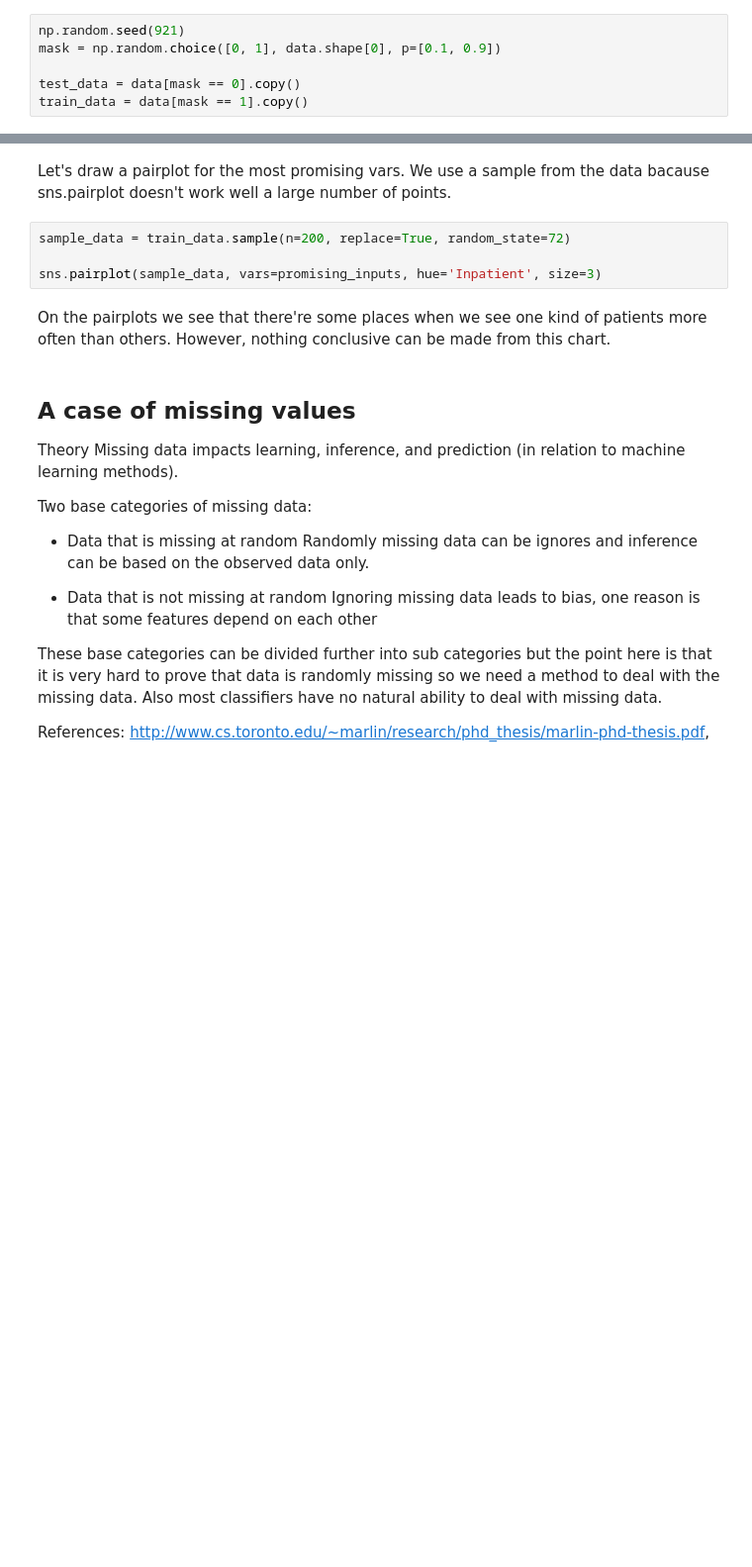
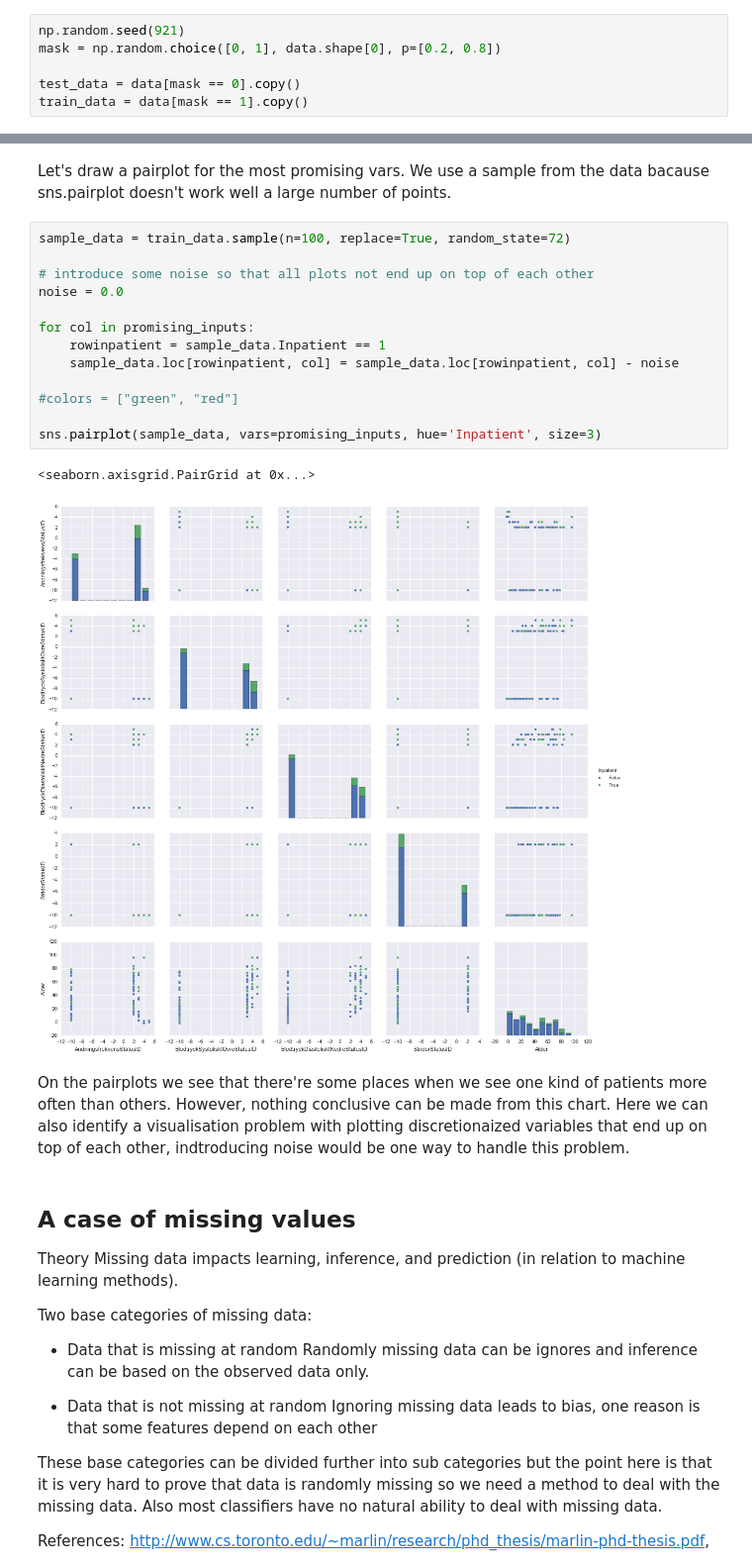
Before and after one commit to solomatov/cs109-project, a Jupyter notebook: ER.ipynb, the cells around one changed output, grey strips where cells are left out. Shown at 99% size. Cells and saved outputs as stored; diff of their text form; blank space fills up the shorter version.

```diff
--- a/ER.ipynb
+++ b/ER.ipynb
@@ -218,7 +218,7 @@ for col in input_columns:
 # 3. Setup test and training datasets
 # %%
 np.random.seed(921)
-mask = np.random.choice([0, 1], data.shape[0], p=[0.1, 0.9])
+mask = np.random.choice([0, 1], data.shape[0], p=[0.2, 0.8])
 
 test_data = data[mask == 0].copy()
 train_data = data[mask == 1].copy()
@@ -333,11 +388,23 @@ promising_inputs = ['AndningsfrekvensStatusID', 'BlodtryckSystolisktOvreStatusID
 # %% [markdown]
 Let's draw a pairplot for the most promising vars. We use a sample from the data bacause sns.pairplot doesn't work well a large number of points.
 # %%
-sample_data = train_data.sample(n=200, replace=True, random_state=72)
+sample_data = train_data.sample(n=100, replace=True, random_state=72)
+
+# introduce some noise so that all plots not end up on top of each other
+noise = 0.0
+
+for col in promising_inputs:
+    rowinpatient = sample_data.Inpatient == 1
+    sample_data.loc[rowinpatient, col] = sample_data.loc[rowinpatient, col] - noise
+
+#colors = ["green", "red"]
 
 sns.pairplot(sample_data, vars=promising_inputs, hue='Inpatient', size=3)
+# %% [output]
+<seaborn.axisgrid.PairGrid at 0x...>
+[figure, added]
 # %% [markdown]
-On the pairplots we see that there're some places when we see one kind of patients more often than others. However, nothing conclusive can be made from this chart.
+On the pairplots we see that there're some places when we see one kind of patients more often than others. However, nothing conclusive can be made from this chart. Here we can also identify a visualisation problem with plotting discretionaized variables that end up on top of each other, indtroducing noise would be one way to handle this problem.
 # %% [markdown]
 ## A case of missing values
 
```
Also changed, not shown: parts of 11 cells of this notebook.
